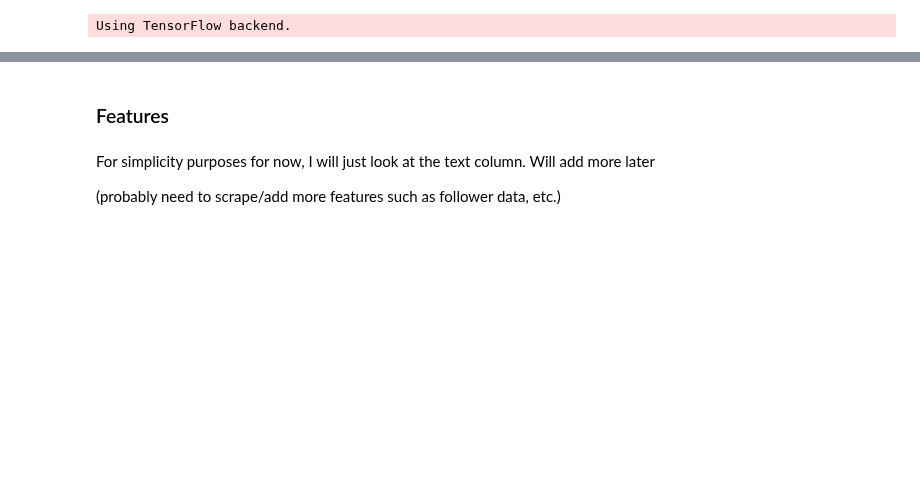
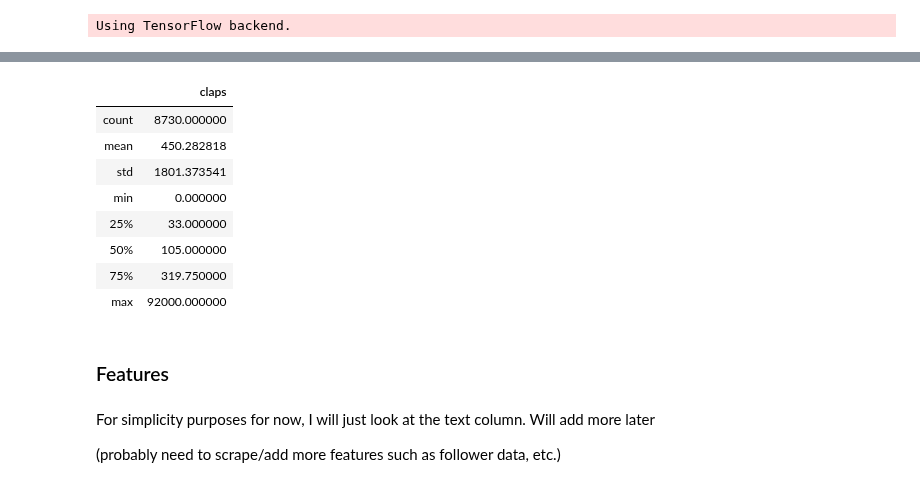
Before and after one commit to Jesse-mk/Medium_Analytics, a Jupyter notebook: jenna/Test Notebook for Clap Predictor-Copy1.ipynb, the cells around one changed output, grey strips where cells are left out. Saved outputs shown, nothing was run; the diff lists cells and outputs as text; code cells hidden in the pictures; blank space fills up the shorter version.

```diff
--- a/jenna/Test Notebook for Clap Predictor-Copy1.ipynb
+++ b/jenna/Test Notebook for Clap Predictor-Copy1.ipynb
@@ -31,5 +45,12 @@ tech = pd.read_csv(r"C:\Users\Jenna\Documents\medium-tech-data.csv")
 # %%
 tech = tech.drop(tech.columns[[0, 10, 11]], axis = 1) #drop null columns
 tech = tech.drop(['url', 'username'], axis = 1) #drop unused columns (for now)
+
 tech = tech[~(tech.text == '[]')]
 tech = tech.dropna() #drop null rows
+
+politics = politics[~(politics.text == '[]')]
+politics = politics.dropna() #drop null rows
+
+money = money[~(money.text == '[]')]
+money = money.dropna() #drop null rows
@@ -36,3 +120,15 @@ tech = tech.dropna() #drop null rows
+# %%
+df.describe()
+# %% [output]
+|  | claps |
+| count | 8730.000000 |
+| mean | 450.282818 |
+| std | 1801.373541 |
+| min | 0.000000 |
+| 25% | 33.000000 |
+| 50% | 105.000000 |
+| 75% | 319.750000 |
+| max | 92000.000000 |
 # %% [markdown]
 ### Features
 # %% [markdown]
```
Also changed, not shown: parts of 27 cells of this notebook.
